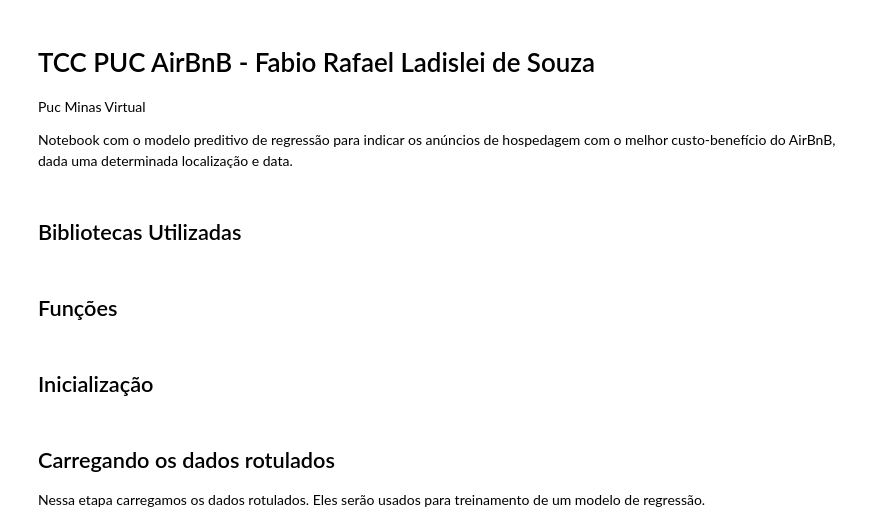
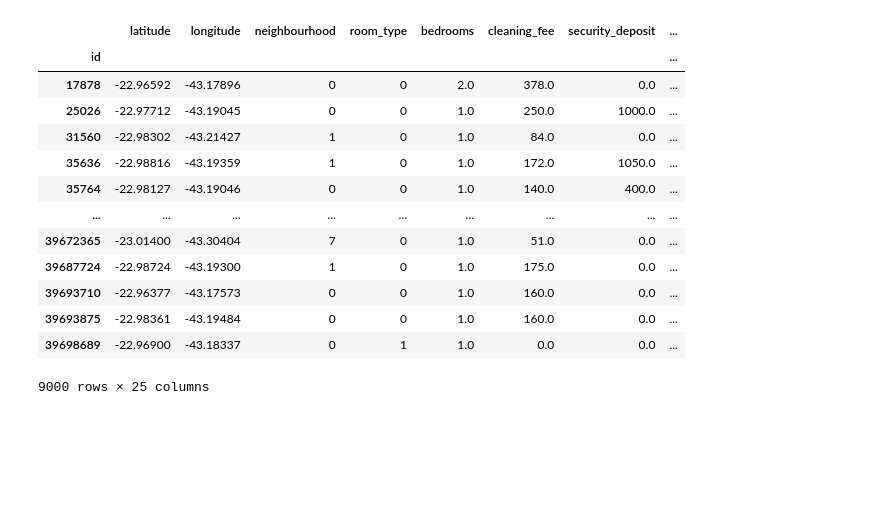
Before and after one commit to frlsouza/pmv_tcc_airbnb, a Jupyter notebook: tcc-puc-airbnb-d-modelagem.ipynb, the cells around one changed output. Cells and saved outputs as stored; diff of their text form; code cells hidden in the pictures; blank space fills up the shorter version.

```diff
--- a/tcc-puc-airbnb-d-modelagem.ipynb
+++ b/tcc-puc-airbnb-d-modelagem.ipynb
@@ -1,8 +1 @@
-# %% [markdown]
-# TCC PUC AirBnB - Fabio Rafael Ladislei de Souza
-Puc Minas Virtual
-
-Notebook com o modelo preditivo de regressão para indicar os anúncios de hospedagem com o melhor custo-benefício do AirBnB, dada uma determinada localização e data.
-# %% [markdown]
-## Bibliotecas Utilizadas
 # %%
@@ -32,3 +10 @@ from sklearn.metrics import accuracy_score, f1_score, precision_score, recall_sc
 from math import sqrt
-# %% [markdown]
-## Funções
@@ -51,2 +11,22 @@ def preparar_dataset(df_pre):
+# %%
+# Instancia o dataframe
+
+df_airbnb = pd.read_csv('airbnb.csv', index_col='id', engine='python', sep =',', encoding="utf-8")
+df_airbnb
+# %% [output]
+|  | latitude | longitude | neighbourhood | room_type | bedrooms | cleaning_fee | security_deposit | ... |
+| id |  |  |  |  |  |  |  | ... |
+| 17878 | -22.96592 | -43.17896 | 0 | 0 | 2.0 | 378.0 | 0.0 | ... |
+| 25026 | -22.97712 | -43.19045 | 0 | 0 | 1.0 | 250.0 | 1000.0 | ... |
+| 31560 | -22.98302 | -43.21427 | 1 | 0 | 1.0 | 84.0 | 0.0 | ... |
+| 35636 | -22.98816 | -43.19359 | 1 | 0 | 1.0 | 172.0 | 1050.0 | ... |
+| 35764 | -22.98127 | -43.19046 | 0 | 0 | 1.0 | 140.0 | 400.0 | ... |
+| ... | ... | ... | ... | ... | ... | ... | ... | ... |
+| 39672365 | -23.01400 | -43.30404 | 7 | 0 | 1.0 | 51.0 | 0.0 | ... |
+| 39687724 | -22.98724 | -43.19300 | 1 | 0 | 1.0 | 175.0 | 0.0 | ... |
+| 39693710 | -22.96377 | -43.17573 | 0 | 0 | 1.0 | 160.0 | 0.0 | ... |
+| 39693875 | -22.98361 | -43.19484 | 0 | 0 | 1.0 | 160.0 | 0.0 | ... |
+| 39698689 | -22.96900 | -43.18337 | 0 | 1 | 1.0 | 0.0 | 0.0 | ... |
+9000 rows × 25 columns
 # %%
 # Calcula métricas de desempenho do regressor.
@@ -56,5 +37,3 @@ def get_metrics(y_test, y_pred):
     r2 = round(r2_score(y_test, y_pred),4)
 
     return rmse, r2
-# %% [markdown]
-## Inicialização
@@ -74,4 +39,0 @@ nome_arquivo_rotulado_regressor = 'submissao.csv'
-# %% [markdown]
-## Carregando os dados rotulados
-
-Nessa etapa carregamos os dados rotulados. Eles serão usados para treinamento de um modelo de regressão.
```
Also changed, not shown: parts of 37 cells of this notebook, 1 other file.
